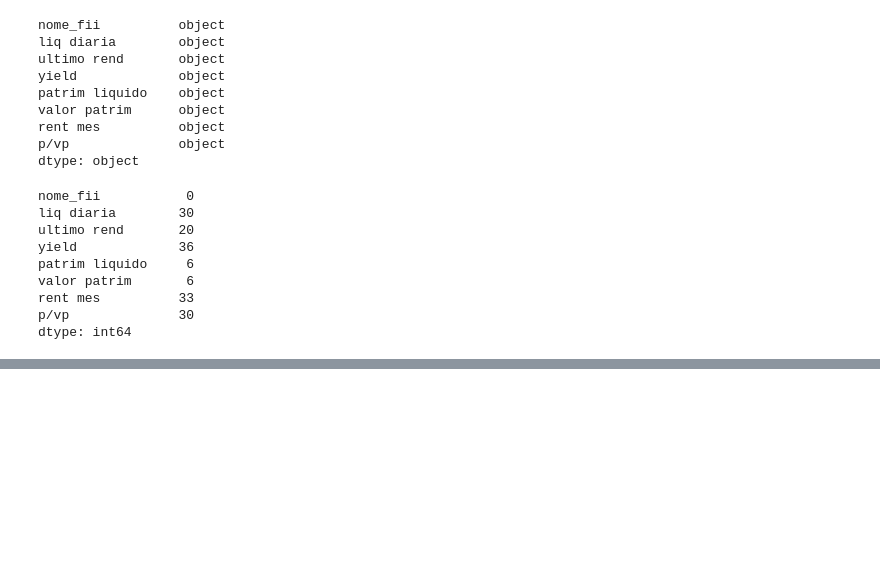
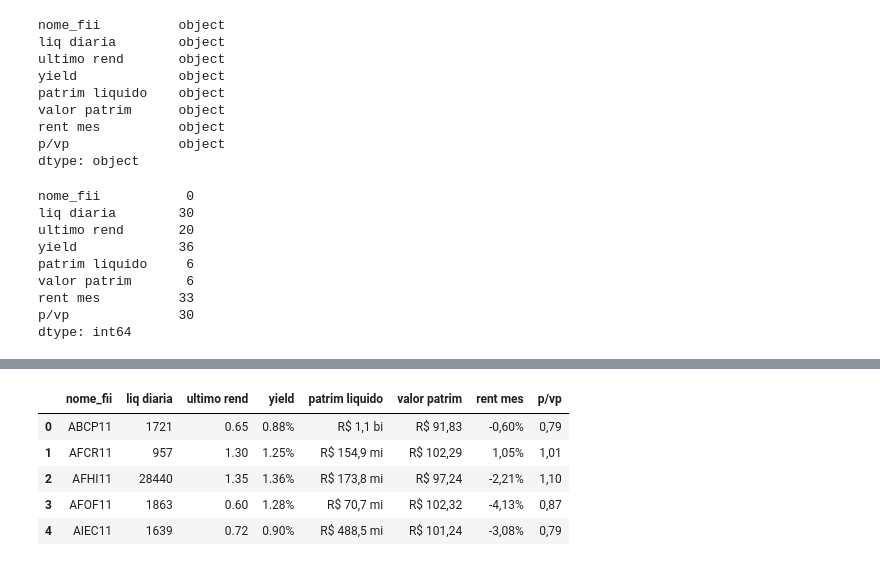
Before and after one commit to Rodrigo2S/WebScraping, a Jupyter notebook: Tratamento base fii.ipynb, the cells around one changed output, grey strips where cells are left out. Cells and saved outputs as stored; diff of their text form; code cells hidden in the pictures; blank space fills up the shorter version.

```diff
--- a/Tratamento base fii.ipynb
+++ b/Tratamento base fii.ipynb
@@ -39,3 +39,5 @@ valor patrim       6
 rent mes          33
 p/vp              30
 dtype: int64
+# %%
+df = df.fillna ("0") ## zerar elementos nulo
@@ -41,0 +160,3 @@ dtype: int64
+# %%
+df['ultimo rend'] = df['ultimo rend'].str.replace('R$ ','',regex=False)    ## substituiu caracteres e transformar float
+df['ultimo rend'] = df['ultimo rend'].str.replace(',','.',regex=False).astype(float)
@@ -41,0 +180,5 @@ dtype: int64
+# %%
+df['liq diaria'] = df['liq diaria'].str.replace('.','',regex=False).astype(int) ## substituir os pontos por vazio e tranformar em inteiro
+
+df['ultimo rend'] = df['ultimo rend'].str.replace('R$ ','',regex=False)    ## substituiu caracteres e transformar float
+df['ultimo rend'] = df['ultimo rend'].str.replace(',','.',regex=False).astype(float)
@@ -41,0 +187,3 @@ dtype: int64
+# %%
+df['yield'] = df['yield'].str.replace(',','.',regex=False)
+df['yield'].str.replace('%','',regex=False).astype(float)/100
@@ -41,0 +203,9 @@ dtype: int64
+# %%
+df.head()
+# %% [output]
+|  | nome_fii | liq diaria | ultimo rend | yield | patrim liquido | valor patrim | rent mes | p/vp |
+| 0 | ABCP11 | 1721 | 0.65 | 0.88% | R$ 1,1 bi | R$ 91,83 | -0,60% | 0,79 |
+| 1 | AFCR11 | 957 | 1.30 | 1.25% | R$ 154,9 mi | R$ 102,29 | 1,05% | 1,01 |
+| 2 | AFHI11 | 28440 | 1.35 | 1.36% | R$ 173,8 mi | R$ 97,24 | -2,21% | 1,10 |
+| 3 | AFOF11 | 1863 | 0.60 | 1.28% | R$ 70,7 mi | R$ 102,32 | -4,13% | 0,87 |
+| 4 | AIEC11 | 1639 | 0.72 | 0.90% | R$ 488,5 mi | R$ 101,24 | -3,08% | 0,79 |
```
Also changed, not shown: parts of 23 cells of this notebook, 2 other files.
